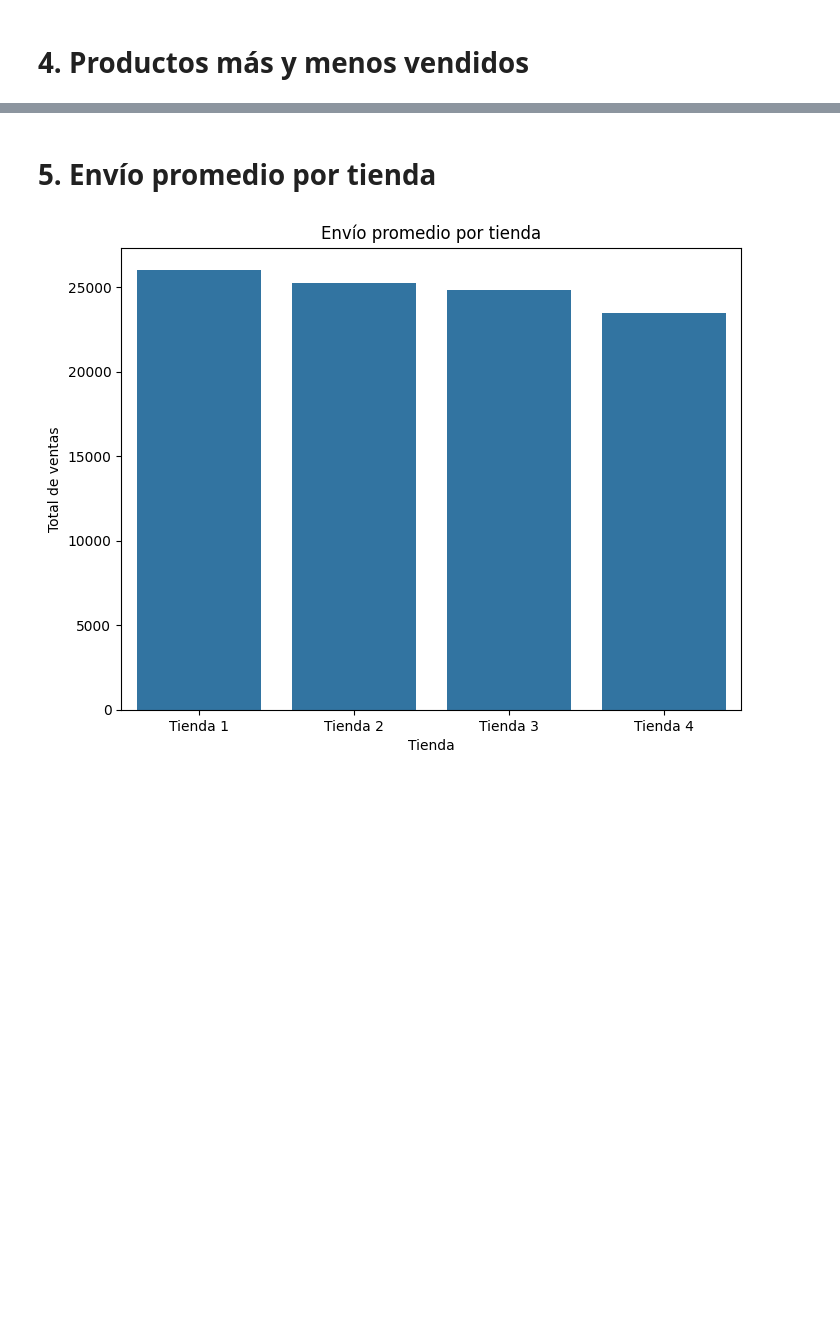
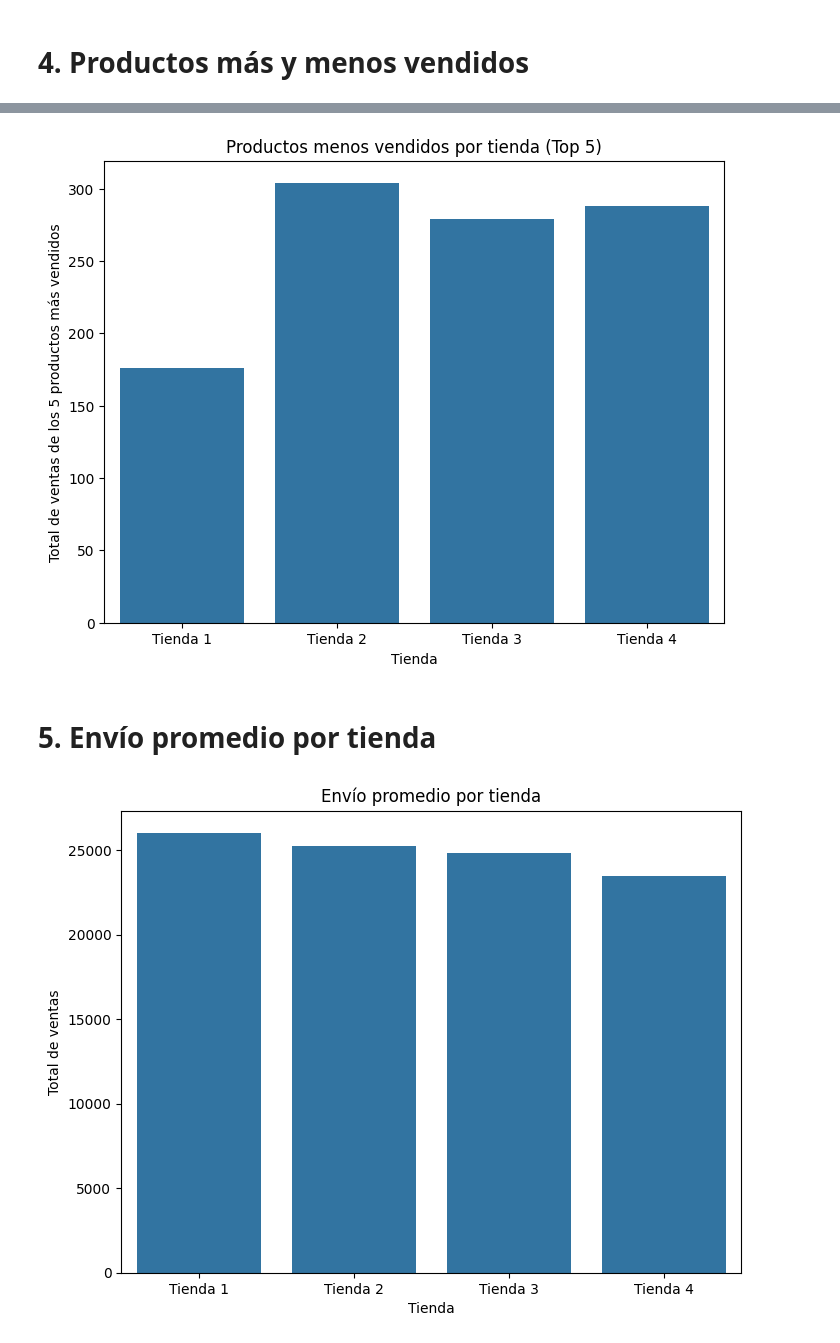
Before and after one commit to Aldo380/AuluraStoreChallenge, a Jupyter notebook: AluraStoreLatam.ipynb, the cells around one changed output, grey strips where cells are left out. Saved outputs shown, nothing was run; the diff lists cells and outputs as text; code cells hidden in the pictures; blank space fills up the shorter version.

```diff
--- a/AluraStoreLatam.ipynb
+++ b/AluraStoreLatam.ipynb
@@ -228,3 +314,24 @@ menos_vendidos4 = tienda4["Nombre del producto"].value_counts().tail(5)
+# %%
+
+
+plt.figure(figsize=(8, 6))
+
+# Get the total quantities sold for the top 5 products in each store
+menos_vendidos1_total = menos_vendidos1.sum()
+menos_vendidos2_total = menos_vendidos2.sum()
+menos_vendidos3_total = menos_vendidos3.sum()
+menos_vendidos4_total = menos_vendidos4.sum()
+
+
+sns.barplot(x=['Tienda 1', 'Tienda 2', 'Tienda 3', 'Tienda 4'],
+            y=[menos_vendidos1_total, mas_vendidos2_total, mas_vendidos3_total, mas_vendidos4_total])
+
+plt.xlabel('Tienda')
+plt.ylabel('Total de ventas de los 5 productos más vendidos')
+plt.title('Productos menos vendidos por tienda (Top 5)')
+plt.show()
+# %% [output]
+[figure, added]
 # %% [markdown]
 # 5. Envío promedio por tienda
 # %%
```
Also changed, not shown: parts of 16 cells of this notebook.
